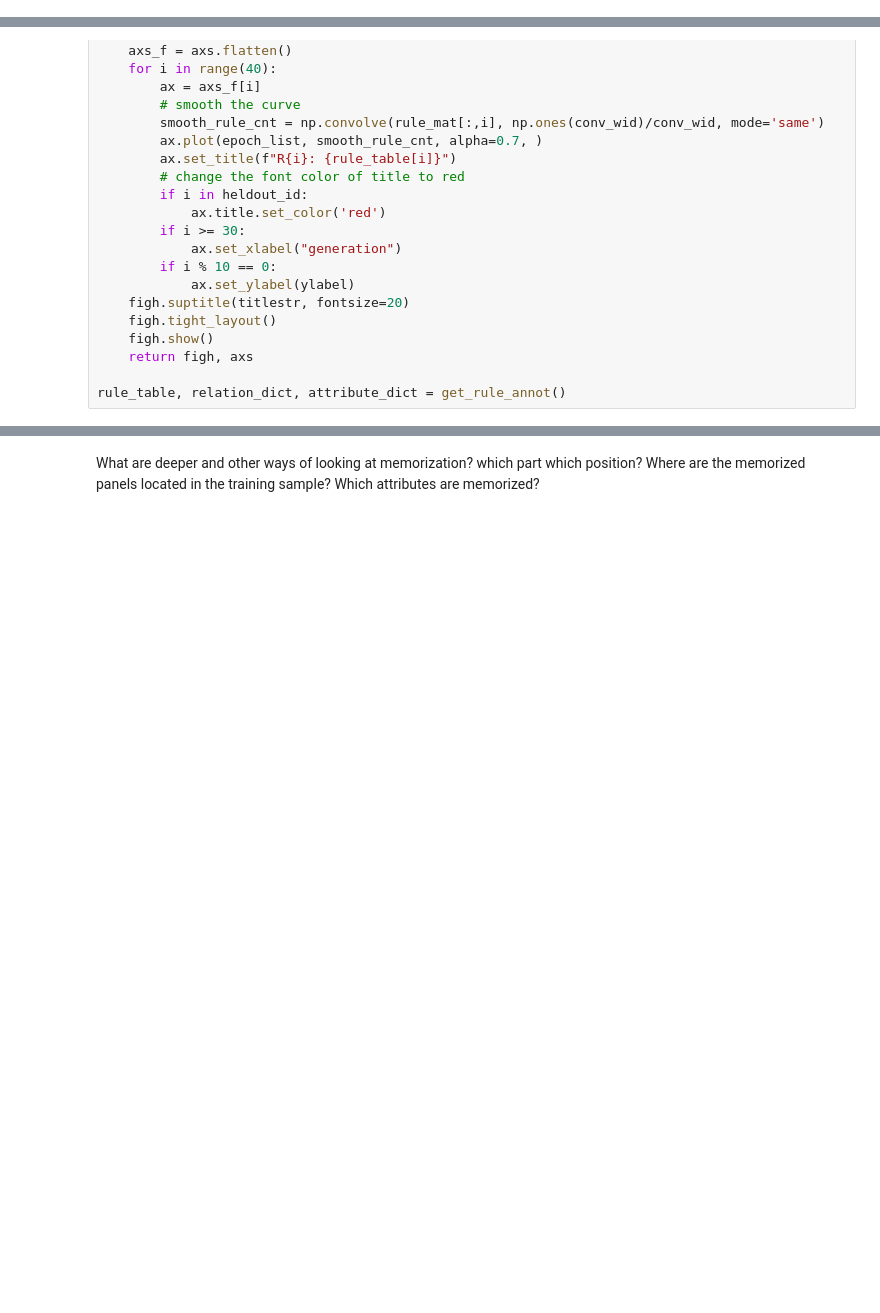
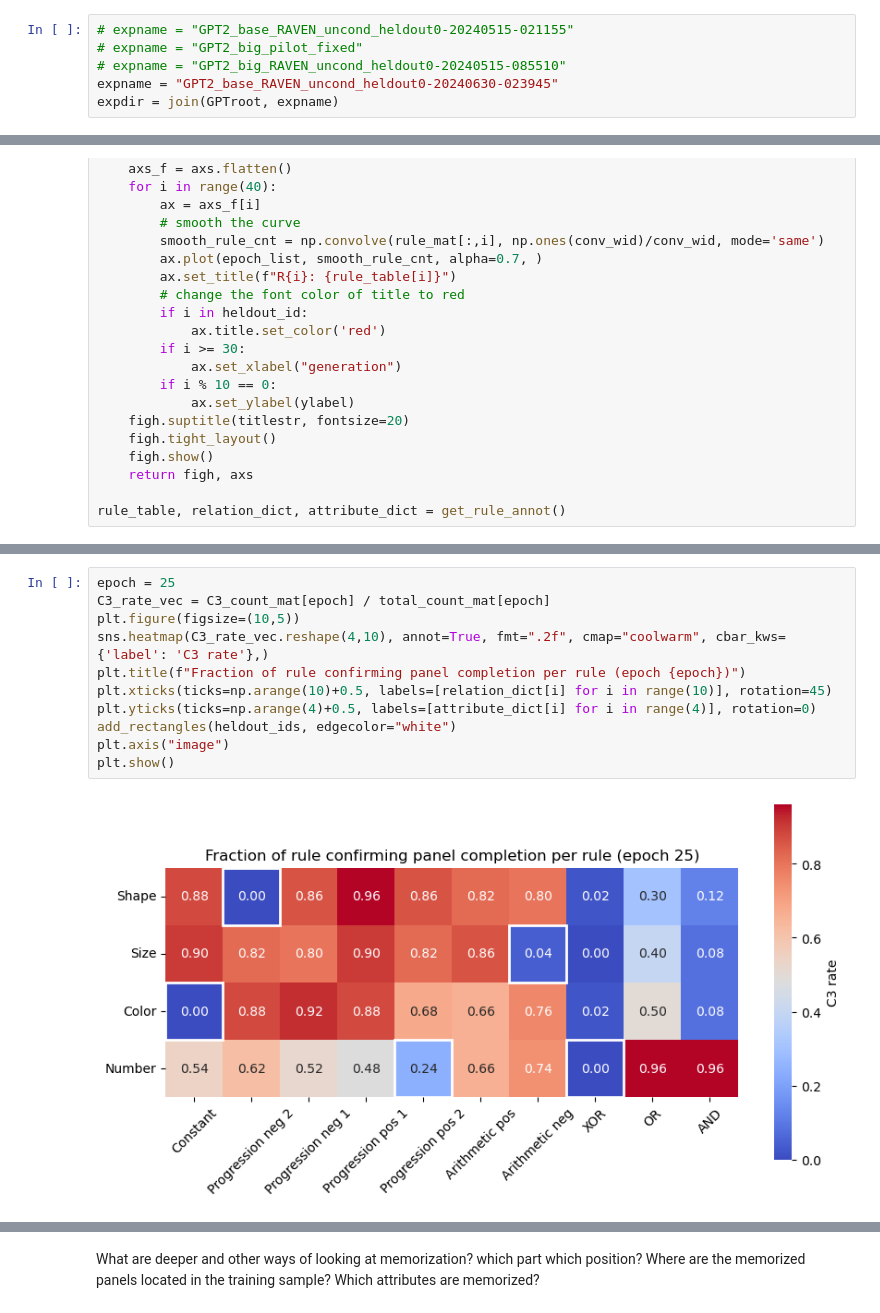
Before and after one commit to Animadversio/DiffusionReasoning, a Jupyter notebook: GPT_models/GPT_raven_memorization.ipynb, the cells around one changed output, grey strips where cells are left out. Drawn from its saved outputs; the diff is of its cells as text; blank space fills up the shorter version.

```diff
--- a/GPT_models/GPT_raven_memorization.ipynb
+++ b/GPT_models/GPT_raven_memorization.ipynb
@@ -35,2 +43,8 @@ from rule_new_utils import get_rule_annot
 # %%
 GPTroot = r"/n/holylfs06/LABS/kempner_fellow_binxuwang/Users/binxuwang/DL_Projects/GPT2_raven"
+# %%
+# expname = "GPT2_base_RAVEN_uncond_heldout0-20240515-021155"
+# expname = "GPT2_big_pilot_fixed"
+# expname = "GPT2_big_RAVEN_uncond_heldout0-20240515-085510"
+expname = "GPT2_base_RAVEN_uncond_heldout0-20240630-023945"
+expdir = join(GPTroot, expname)
@@ -180,0 +233,13 @@ plt.show()
+# %%
+epoch = 25
+C3_rate_vec = C3_count_mat[epoch] / total_count_mat[epoch]
+plt.figure(figsize=(10,5))
+sns.heatmap(C3_rate_vec.reshape(4,10), annot=True, fmt=".2f", cmap="coolwarm", cbar_kws={'label': 'C3 rate'},)
+plt.title(f"Fraction of rule confirming panel completion per rule (epoch {epoch})")
+plt.xticks(ticks=np.arange(10)+0.5, labels=[relation_dict[i] for i in range(10)], rotation=45)
+plt.yticks(ticks=np.arange(4)+0.5, labels=[attribute_dict[i] for i in range(4)], rotation=0)
+add_rectangles(heldout_ids, edgecolor="white")
+plt.axis("image")
+plt.show()
+# %% [output]
+[figure, added]
```
Also changed, not shown: parts of 40 cells of this notebook.
